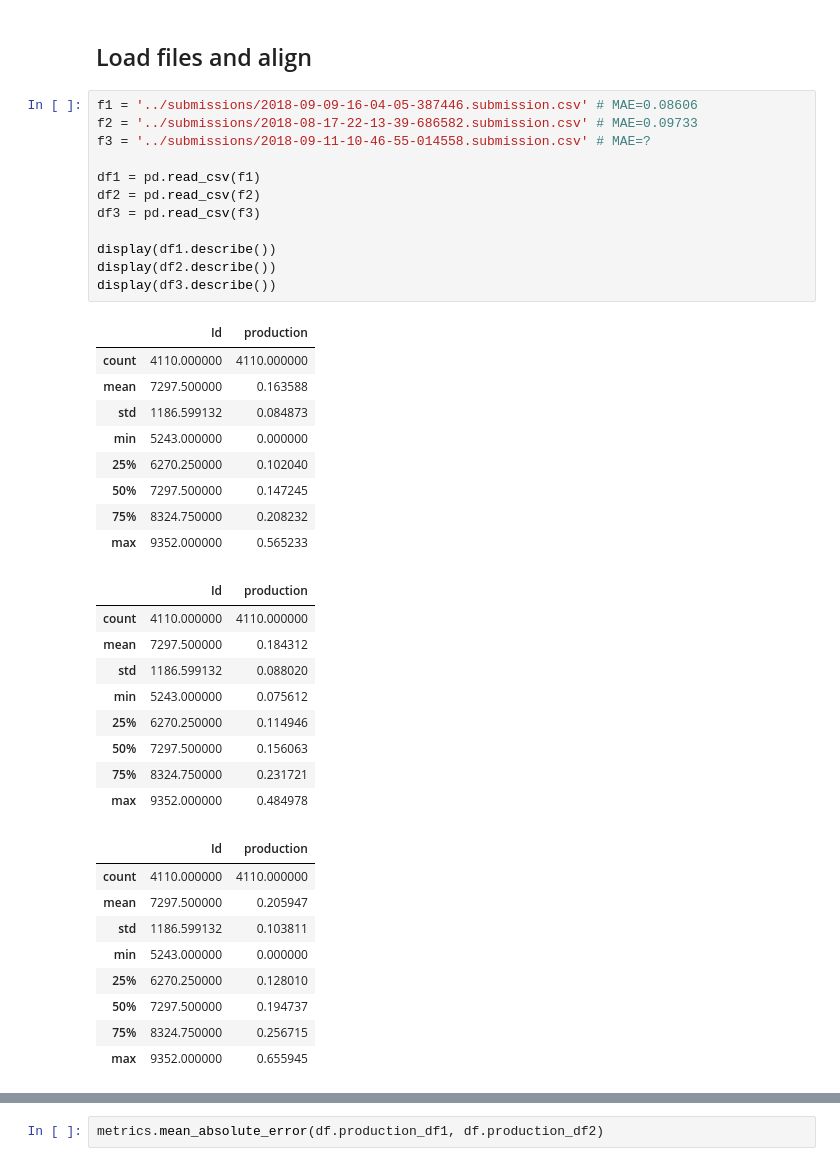
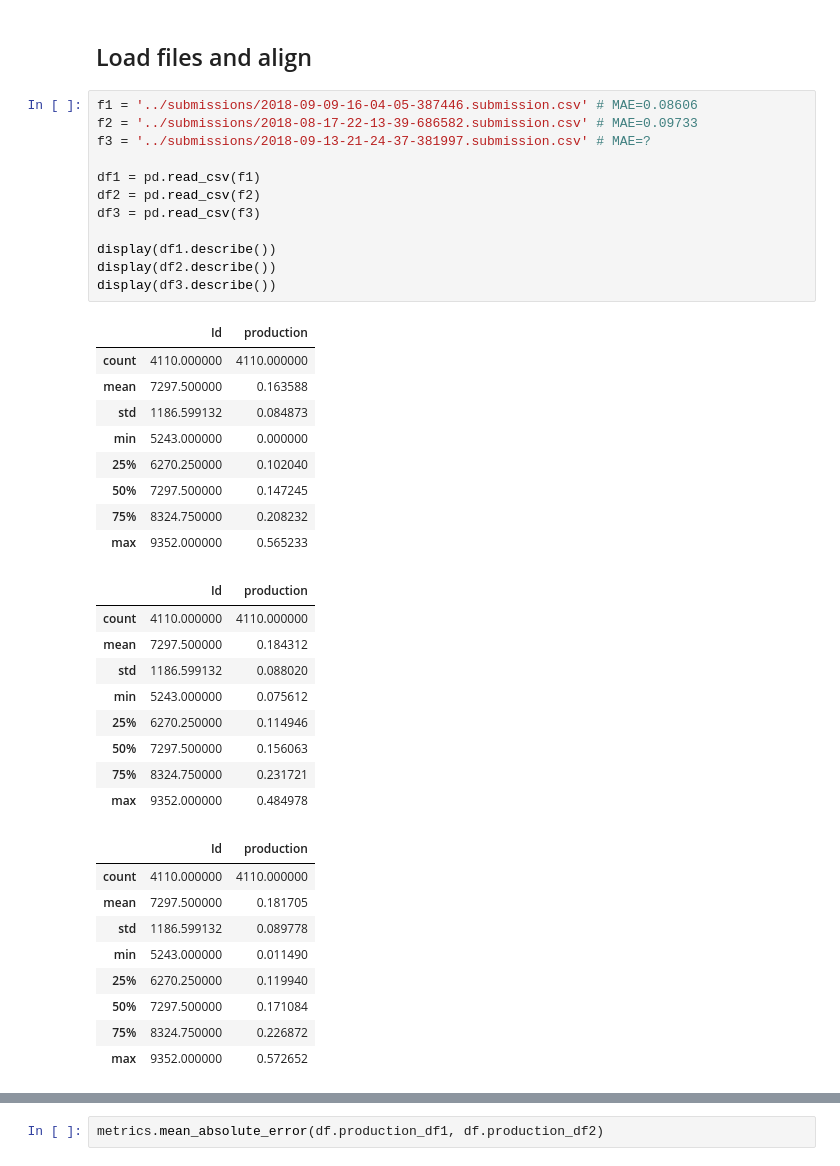
Before and after one commit to eraldoluis/kddbr-2018, a Jupyter notebook: nb/compare_submissions.ipynb, the cells around one changed output, grey strips where cells are left out. Cells and saved outputs as stored; diff of their text form.

```diff
--- a/nb/compare_submissions.ipynb
+++ b/nb/compare_submissions.ipynb
@@ -24,43 +24,43 @@ from fastai.column_data import *
 # %%
 f1 = '../submissions/2018-09-09-16-04-05-387446.submission.csv' # MAE=0.08606
 f2 = '../submissions/2018-08-17-22-13-39-686582.submission.csv' # MAE=0.09733
-f3 = '../submissions/2018-09-11-10-46-55-014558.submission.csv' # MAE=?
+f3 = '../submissions/2018-09-13-21-24-37-381997.submission.csv' # MAE=?
 
 df1 = pd.read_csv(f1)
 df2 = pd.read_csv(f2)
 df3 = pd.read_csv(f3)
 
 display(df1.describe())
 display(df2.describe())
 display(df3.describe())
 # %% [output]
 |  | Id | production |
 | count | 4110.000000 | 4110.000000 |
 | mean | 7297.500000 | 0.163588 |
 | std | 1186.599132 | 0.084873 |
 | min | 5243.000000 | 0.000000 |
 | 25% | 6270.250000 | 0.102040 |
 | 50% | 7297.500000 | 0.147245 |
 | 75% | 8324.750000 | 0.208232 |
 | max | 9352.000000 | 0.565233 |
 |  | Id | production |
 | count | 4110.000000 | 4110.000000 |
 | mean | 7297.500000 | 0.184312 |
 | std | 1186.599132 | 0.088020 |
 | min | 5243.000000 | 0.075612 |
 | 25% | 6270.250000 | 0.114946 |
 | 50% | 7297.500000 | 0.156063 |
 | 75% | 8324.750000 | 0.231721 |
 | max | 9352.000000 | 0.484978 |
 |  | Id | production |
 | count | 4110.000000 | 4110.000000 |
-| mean | 7297.500000 | 0.205947 |
-| std | 1186.599132 | 0.103811 |
-| min | 5243.000000 | 0.000000 |
-| 25% | 6270.250000 | 0.128010 |
-| 50% | 7297.500000 | 0.194737 |
-| 75% | 8324.750000 | 0.256715 |
-| max | 9352.000000 | 0.655945 |
+| mean | 7297.500000 | 0.181705 |
+| std | 1186.599132 | 0.089778 |
+| min | 5243.000000 | 0.011490 |
+| 25% | 6270.250000 | 0.119940 |
+| 50% | 7297.500000 | 0.171084 |
+| 75% | 8324.750000 | 0.226872 |
+| max | 9352.000000 | 0.572652 |
 # %%
 df = df1.merge(df2, on='Id', suffixes=('_df1', '_df2'))
 df = df.merge(df3, on='Id')
```
Also changed, not shown: parts of 3 cells of this notebook, 14 other files.
